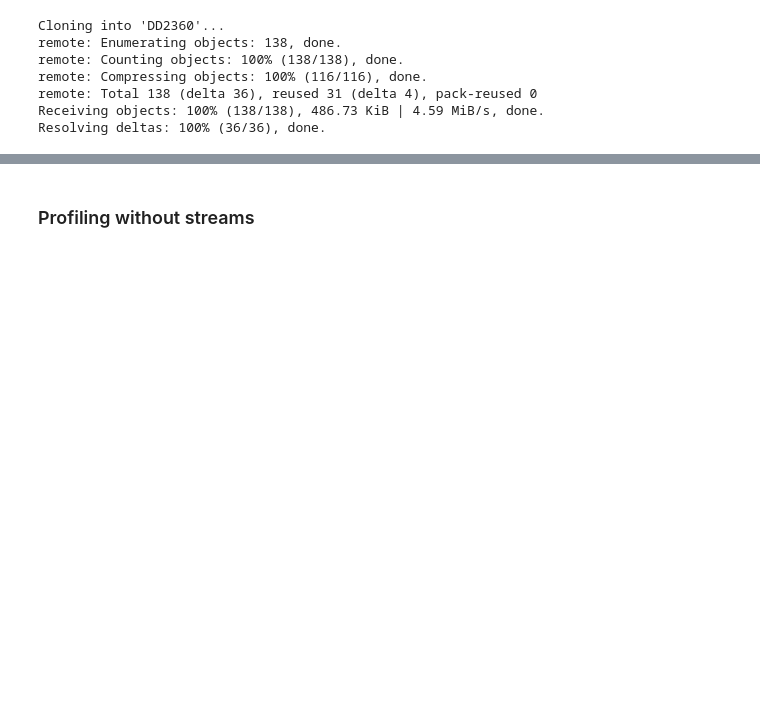
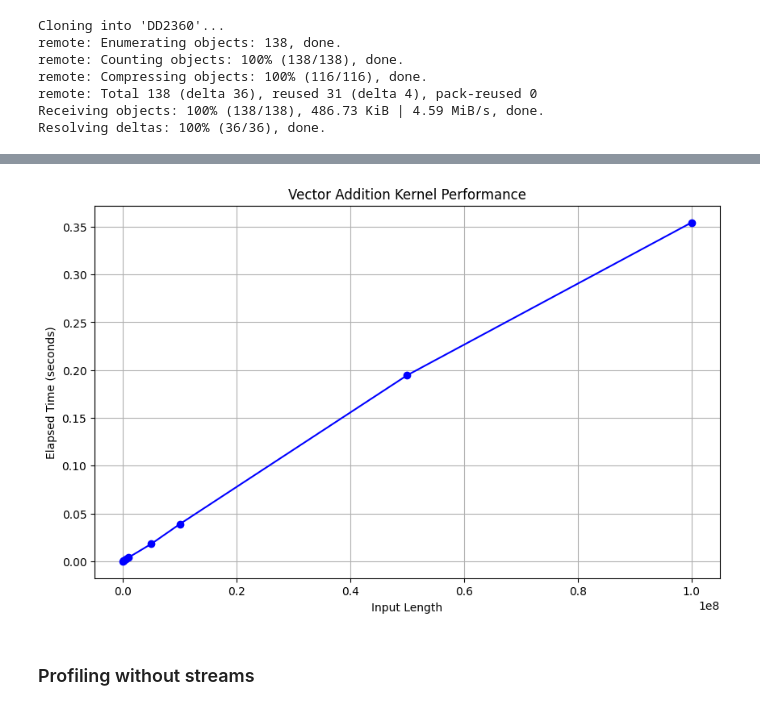
Before and after one commit to MoggmentuM/DD2360, a Jupyter notebook: hw_4/ex_2/DD2360_HW4.ipynb, the cells around one changed output, grey strips where cells are left out. Drawn from its saved outputs; the diff is of its cells as text; code cells hidden in the pictures; blank space fills up the shorter version.

Commit message:
added plots

```diff
--- a/hw_4/ex_2/DD2360_HW4.ipynb
+++ b/hw_4/ex_2/DD2360_HW4.ipynb
@@ -33,3 +54,26 @@ SUCCESS
+# %%
+import matplotlib.pyplot as plt
+
+# Input data
+input_lengths = [10000, 50000, 100000, 500000, 1000000, 5000000, 10000000, 50000000, 100000000]
+elapsed_times = [0.000211, 0.000401, 0.000741, 0.002352, 0.004046, 0.018286, 0.038933, 0.194611, 0.354245]
+
+# Plotting
+plt.figure(figsize=(10, 6))
+plt.plot(input_lengths, elapsed_times, marker='o', linestyle='-', color='b')
+
+# Adding labels and title
+plt.title('Vector Addition Kernel Performance')
+plt.xlabel('Input Length')
+plt.ylabel('Elapsed Time (seconds)')
+
+# Adding grid
+plt.grid(True)
+
+# Show plot
+plt.show()
+# %% [output]
+[figure, added]
 # %% [markdown]
 ### Profiling without streams
 # %%
```
Also changed, not shown: parts of 9 cells of this notebook, 4 other files.
